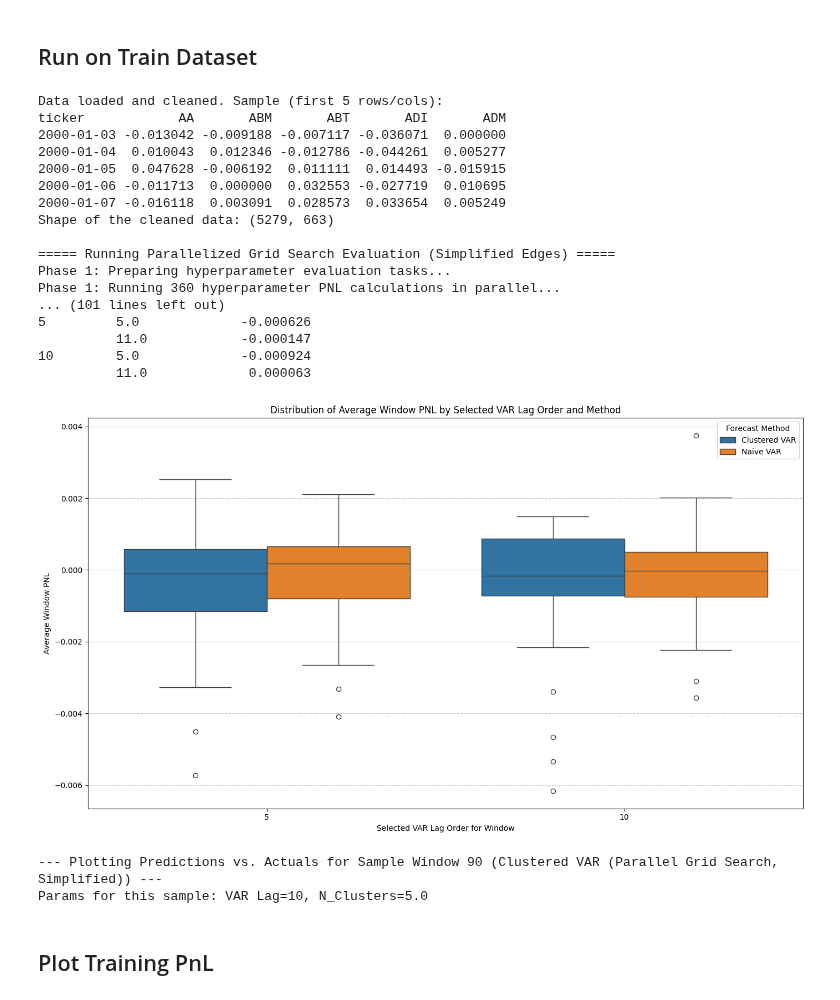
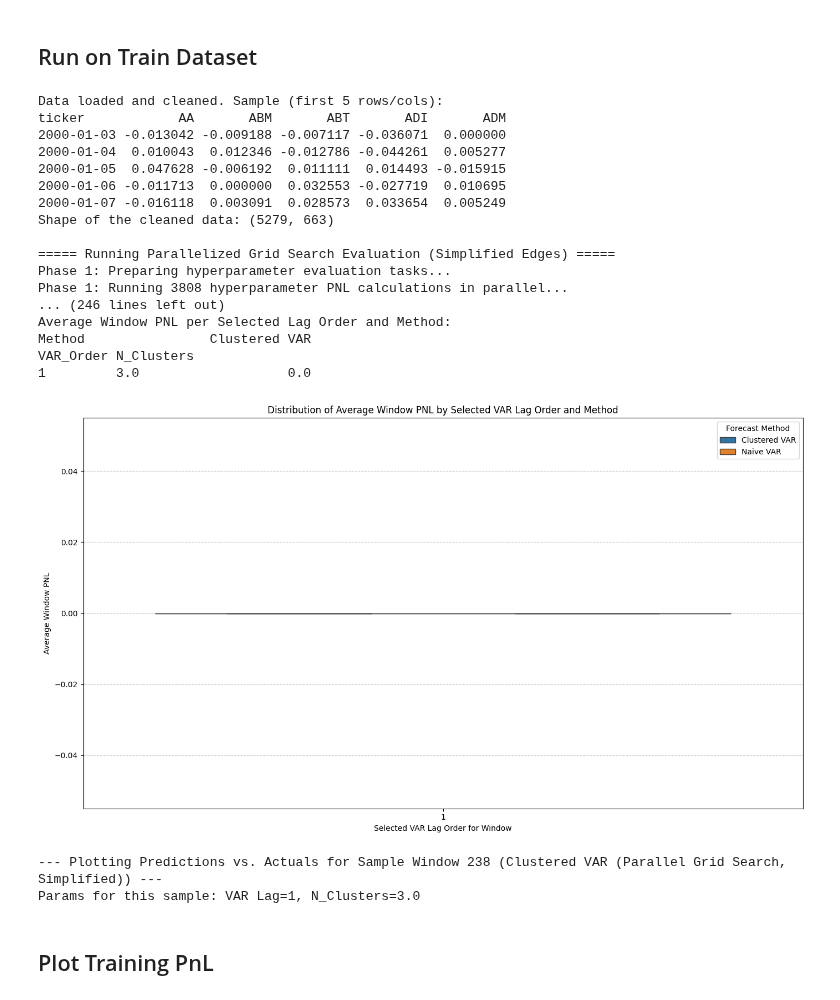
Before and after one commit to HK-Tan/ICAIF_25, a Jupyter notebook: New Code/Script/plot.ipynb, the cells around one changed output. Saved outputs shown, nothing was run; the diff lists cells and outputs as text; code cells hidden in the pictures.

Commit message:
updated plotting code

```diff
--- a/New Code/Script/plot.ipynb
+++ b/New Code/Script/plot.ipynb
@@ -63,7 +63,7 @@ print("Data loaded and cleaned. Sample (first 5 rows/cols):")
 print(df_cleaned.iloc[0:5,0:5])
 print(f"Shape of the cleaned data: {df_cleaned.shape}")
 
-train_data_ratio = 16/21
+train_data_ratio = 20/21
 split_index = int(train_data_ratio * len(df_cleaned))
 df_train_dataset = df_cleaned.iloc[:split_index]
 df_test_dataset = df_cleaned.iloc[split_index:]
@@ -74,16 +74,16 @@ initial_lookback_len = 252
 # initial_lookback_len = 100
 evaluation_len = 20 # I feel like this could be 252? Refer to our discussion
 # num_clusters_config = [5] # Why 50, 100, 150?
-num_clusters_config = [3,5,8,10,11,12,15,20]
-num_clusters_config = [5,11]
+# num_clusters_config = [3,5,8,10,11,12,15,20]
+num_clusters_config = [3,5,8,11]
 cluster_method_config = 'SPONGE_sym'
 sigma_config = 0.01 # This is a hyperparameter for SPONGE, ... hyperparameter tuning? Usual: 0.01 (less sparse), 0.1 (more sparse)
-num_windows_config = 192 # Ensure df_cleaned has enough data for this
+num_windows_config = 238 # Ensure df_cleaned has enough data for this
 repetitions = 1 # This should not be \"multiplied\" for the number of runs, if cluster initialization is to be refreshed every window.
-var_orders_config = [1,2,3,4,5,10,20] # Ensure initial_lookback_len - evaluation_len > max(var_orders_config)
-var_orders_config = [5,10]
+# var_orders_config = [1,2,3,4,5,10,20] # Ensure initial_lookback_len - evaluation_len > max(var_orders_config)
+var_orders_config = [1,3,5,8]
 # var_orders_config = [5] # Ensure initial_lookback_len - evaluation_len > max(var_orders_config)
-max_threads = 12 # Must be tuned to your PC's CPU/RAM limitations
+max_threads = 16 # Must be tuned to your PC's CPU/RAM limitations
 ####################################################################################################################################################
 # Basic check for parameter sanity (example)
 if not (initial_lookback_len - evaluation_len > max(var_orders_config)):
@@ -106,11 +106,11 @@ results_dict = run_sliding_window_var_evaluation_vectorized(
     cluster_method=cluster_method_config,
     var_order_config=var_orders_config,
     sigma_intra_cluster=sigma_config,
-    # num_windows_config=num_windows_config,
-    num_windows_config=90,
+    num_windows_config=num_windows_config,
     store_sample_forecasts=True,
     run_naive_var_comparison=True,
-    max_threads=max_threads
+    max_threads=max_threads,
+    pnl_method="top"
 )
 
 all_lags_combined_pnl.extend(results_dict['cluster_avg_pnl_list'])
@@ -174,42 +174,42 @@ print(f"Params for this sample: VAR Lag={title_var_order}, N_Clusters={title_n_c
 # num_items_to_plot = min(3, sample_forecast.shape[1], sample_actual.shape[1])
 # for i in range(num_items_to_plot):
 #     item_name = sample_forecast.columns[i]
 #     # Assumes item_name is in sample_actual.columns
 #     plt.figure(figsize=(14, 7))
 #     actual_plot_data = sample_actual[item_name].values[title_var_order-1:]
 #     forecast_plot_data = sample_forecast[item_name].values
 #     min_plot_len = min(len(actual_plot_data), len(forecast_plot_data))
 
 #     sns.lineplot(data=actual_plot_data[:min_plot_len], label=f'Actual - {item_name}', marker='o', linestyle='-')
 #     sns.lineplot(data=forecast_plot_data[:min_plot_len], label=f'Forecast - {item_name}', marker='x', linestyle='--')
 #     plt.title(f'Prediction vs. Actual for {item_name} (Window {stored_window_idx + 1 if isinstance(stored_window_idx, int) else stored_window_idx}, VAR Lag {title_var_order}, N_Clust {title_n_clusters})')
 #     plt.xlabel('Forecast Step')
 #     plt.ylabel('Return Value (Cluster)')
 #     plt.legend()
 #     plt.grid(True)
 #     plt.tight_layout()
 #     plt.show()
 # %% [output]
 Data loaded and cleaned. Sample (first 5 rows/cols):
 ticker            AA       ABM       ABT       ADI       ADM
 2000-01-03 -0.013042 -0.009188 -0.007117 -0.036071  0.000000
 2000-01-04  0.010043  0.012346 -0.012786 -0.044261  0.005277
 2000-01-05  0.047628 -0.006192  0.011111  0.014493 -0.015915
 2000-01-06 -0.011713  0.000000  0.032553 -0.027719  0.010695
 2000-01-07 -0.016118  0.003091  0.028573  0.033654  0.005249
 Shape of the cleaned data: (5279, 663)
 
 ===== Running Parallelized Grid Search Evaluation (Simplified Edges) =====
 Phase 1: Preparing hyperparameter evaluation tasks...
-Phase 1: Running 360 hyperparameter PNL calculations in parallel...
-... (101 lines left out)
-5         5.0             -0.000626
-          11.0            -0.000147
-10        5.0             -0.000924
-          11.0             0.000063
+Phase 1: Running 3808 hyperparameter PNL calculations in parallel...
+... (246 lines left out)
+Average Window PNL per Selected Lag Order and Method:
+Method                Clustered VAR
+VAR_Order N_Clusters
+1         3.0                   0.0
-[figure, old version]
+[figure, new version]
---- Plotting Predictions vs. Actuals for Sample Window 90 (Clustered VAR (Parallel Grid Search, Simplified)) ---
-Params for this sample: VAR Lag=10, N_Clusters=5.0
+--- Plotting Predictions vs. Actuals for Sample Window 238 (Clustered VAR (Parallel Grid Search, Simplified)) ---
+Params for this sample: VAR Lag=1, N_Clusters=3.0
 # %% [markdown]
 ## Plot Training PnL
 # %%
```
Also changed, not shown: parts of 1 cell of this notebook, 2 other files.
